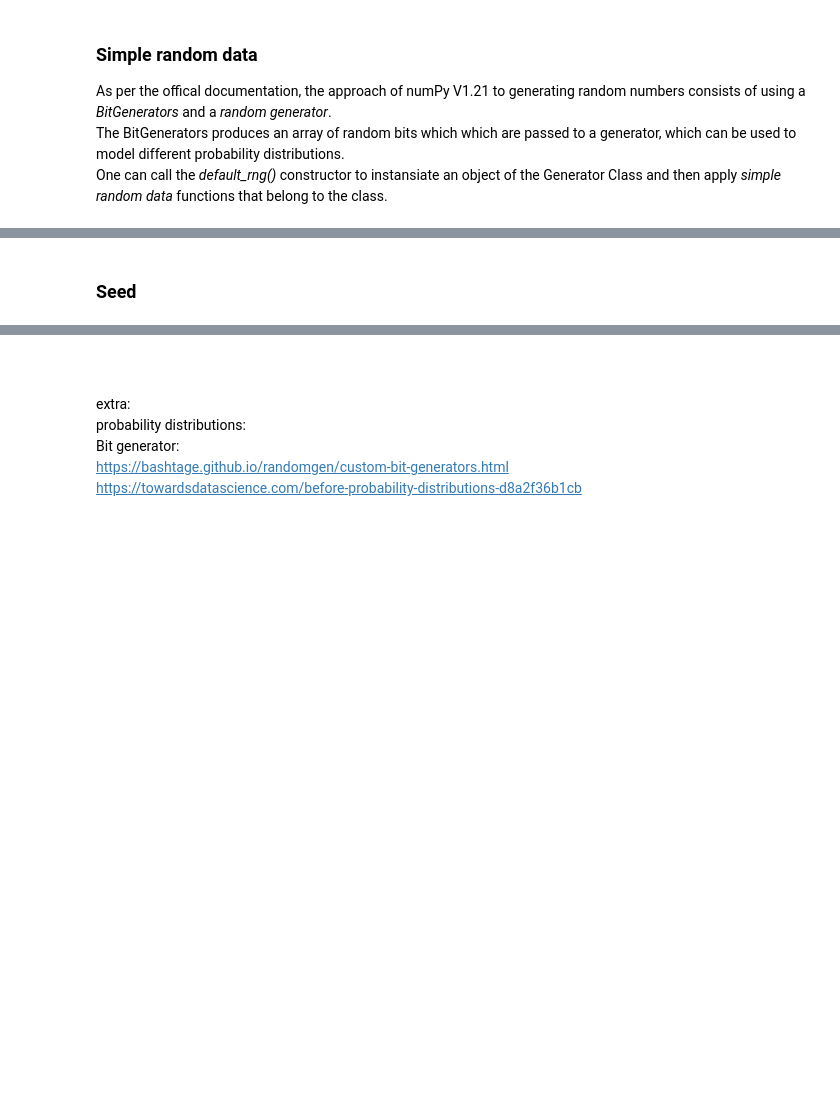
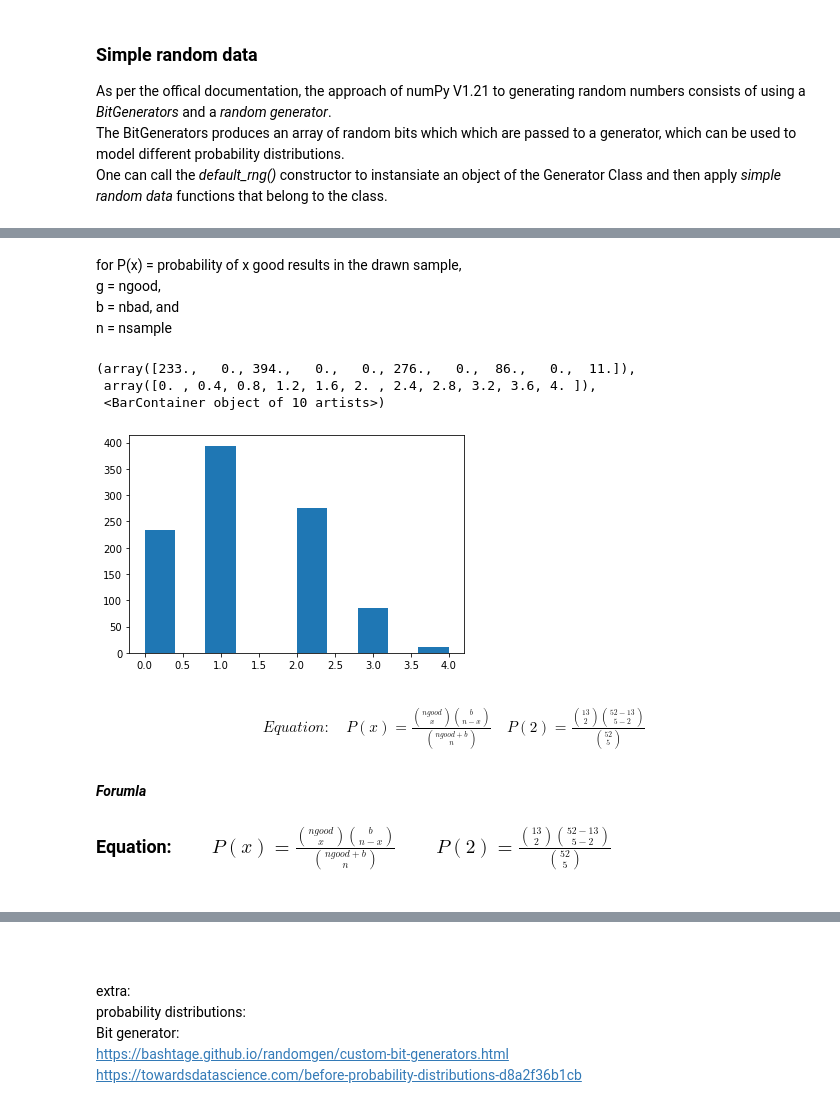
Before and after one commit to CiaranMoran27/playing_with_jupyter, a Jupyter notebook: numpy-random.ipynb, the cells around one changed output, grey strips where cells are left out. Drawn from its saved outputs; the diff is of its cells as text; code cells hidden in the pictures; blank space fills up the shorter version.

```diff
--- a/numpy-random.ipynb
+++ b/numpy-random.ipynb
@@ -104,5 +167,31 @@ The Generator is the user-facing object that is nearly identical to the legacy R
+# %% [markdown]
+for P(x) = probability of x good results in the drawn sample, <br>
+g = ngood,  <br>
+b = nbad, and  <br>
+n = nsample <br>
+# %%
+# random.hypergeometric(ngood, nbad, nsample, size=None)
+# ngood = spades = 13
+# nsample = sample size  = 5
+# nbad = sample size - ngood = 52 - 13 = 39
+
+ngood, nbad, nsamp = 13, 39, 5
+# number of good, number of bad, and number of samples
+s = np.random.hypergeometric(ngood, nbad, nsamp, 1000)
+from matplotlib.pyplot import hist
+hist(s)
+# %% [output]
+(array([233.,   0., 394.,   0.,   0., 276.,   0.,  86.,   0.,  11.]),
+ array([0. , 0.4, 0.8, 1.2, 1.6, 2. , 2.4, 2.8, 3.2, 3.6, 4. ]),
+ <BarContainer object of 10 artists>)
+[figure, added]
+# %% [markdown]
+\begin{align}
+Equation :  && P(x)=\frac{\binom{ngood}{x}\binom{b}{n - x}}{\binom{ngood + b}{n}} && P(2)=\frac{\binom{13}{2}\binom{52-13}{5-2}}{\binom{52}{5}}
+\end{align}
 # %% [markdown]
-### Seed
+***Forumla***<br>
+<h3>Equation: &nbsp;   &nbsp;  &nbsp;   &nbsp;  $P(x)=\frac{\binom{ngood}{x}\binom{b}{n - x}}{\binom{ngood + b}{n}}$ &nbsp;   &nbsp;  &nbsp;   &nbsp;  $ P(2)=\frac{\binom{13}{2}\binom{52-13}{5-2}}{\binom{52}{5}}$<h3>
 # %% [markdown]
 ### References
 
```
Also changed, not shown: parts of 17 cells of this notebook.
